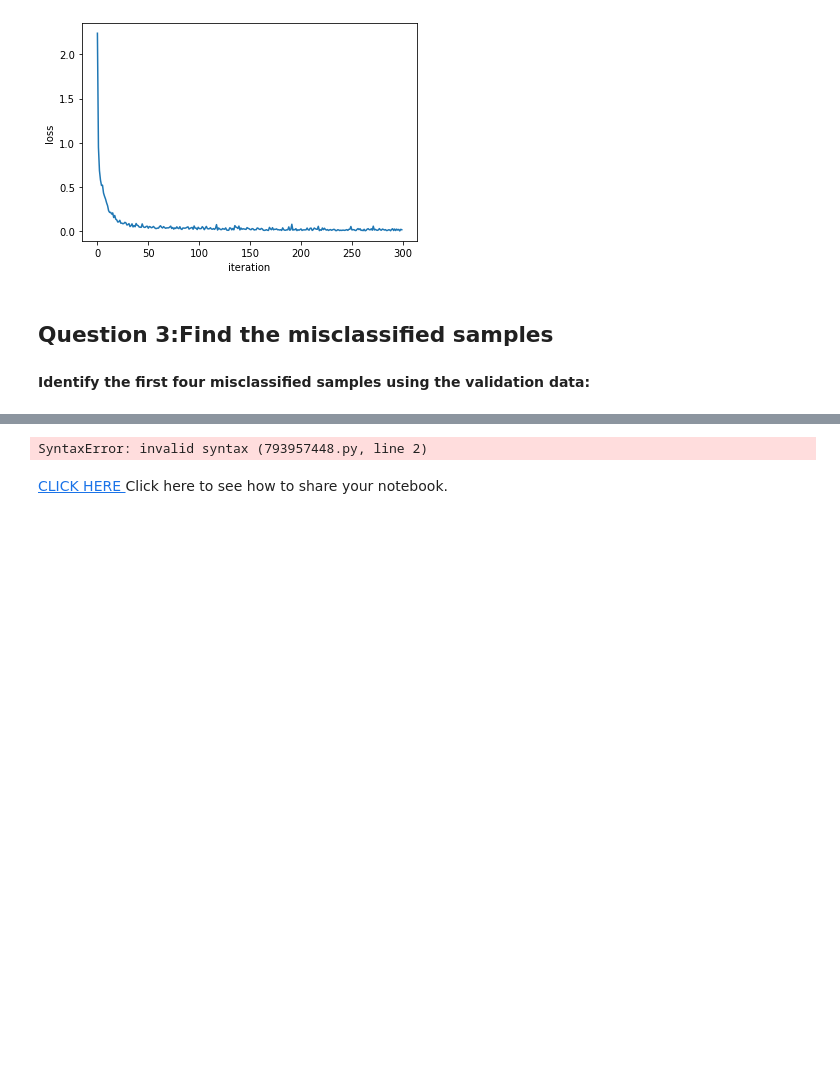
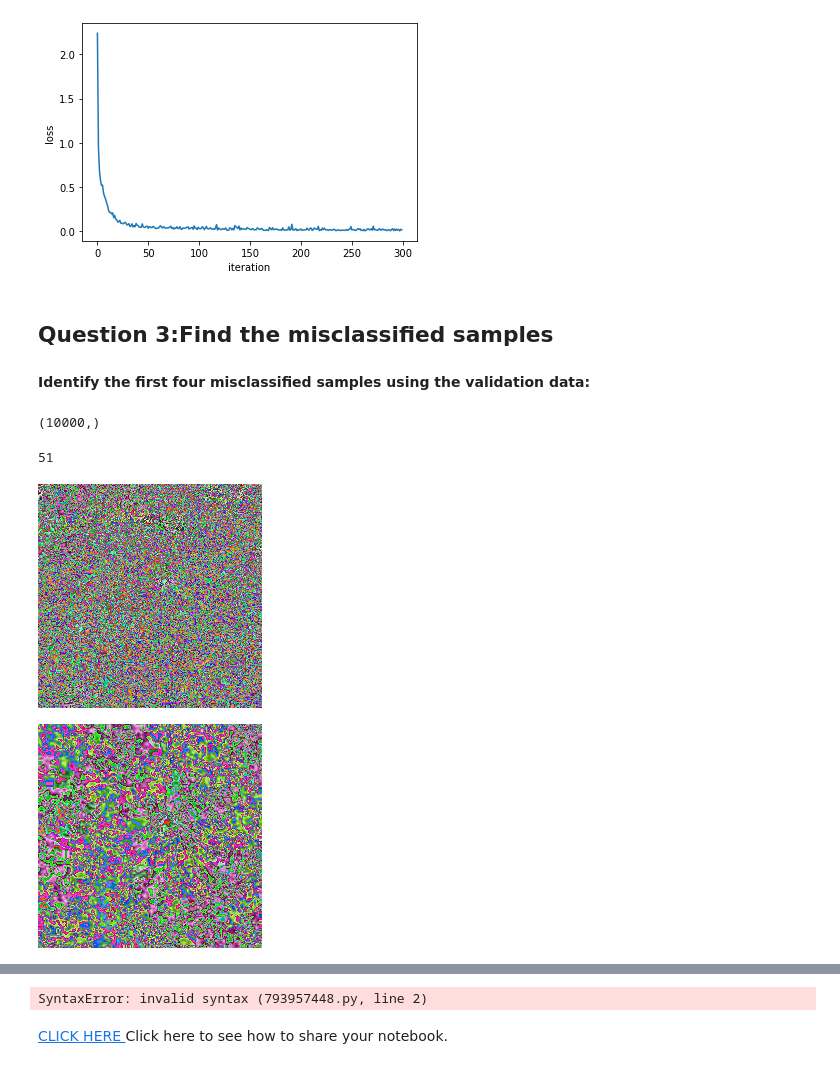
Before and after one commit to chandrasgd/Coursera-IBM-Capstone-project, a Jupyter notebook: PyTorch-Pretrained model with ResNet18.ipynb, the cells around one changed output, grey strips where cells are left out. Saved outputs shown, nothing was run; the diff lists cells and outputs as text; code cells hidden in the pictures; blank space fills up the shorter version.

Commit message:
Published from Watson Studio. - final with show miss judged samples

```diff
--- a/PyTorch-Pretrained model with ResNet18.ipynb
+++ b/PyTorch-Pretrained model with ResNet18.ipynb
@@ -357,0 +353,38 @@ npp = np.squeeze(n)
+# %%
+missed = np.array(missed_list).flatten() #.tolist()
+# %% [output]
+(10000,)
+# %%
+ind = 0
+index = []
+samplemissed = []
+for i in range(10000):
+    if missed[ind]==True:
+        samplemissed.append(validation_dataset[i][0])
+
+    index.append(i)
+    ind+=1
+
+len(samplemissed)
+# %% [output]
+51
+# %%
+def show(sample, transform):
+
+    # convert the tensor to PIL image using above transform
+    img = transform(sample)
+
+    # display the PIL image
+    img.show()
+# %%
+# define a transform to convert a tensor to PIL image
+transform = transforms.ToPILImage()
+
+sample1=samplemissed[21]
+sample2=validation_dataset[2221][0]
+
+show(sample1, transform)
+show(sample2, transform)
+# %% [output]
+[figure, added]
+[figure, added]
```
Also changed, not shown: parts of 3 cells of this notebook.
